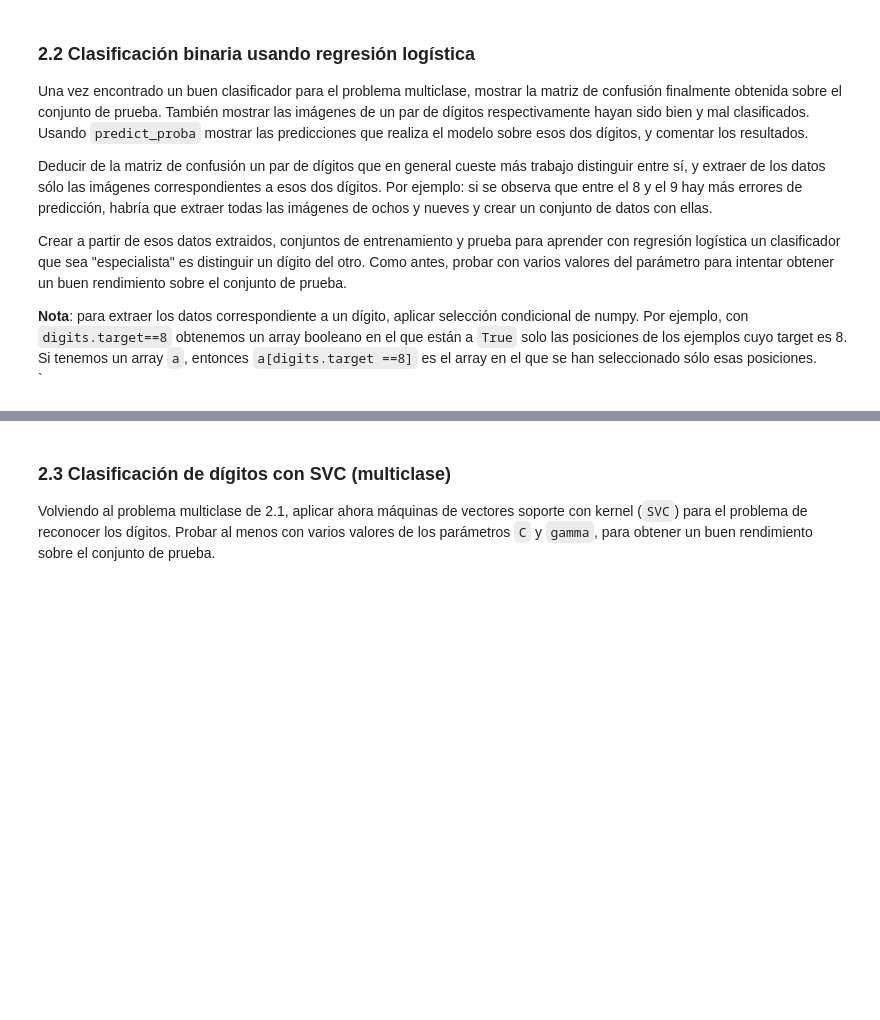
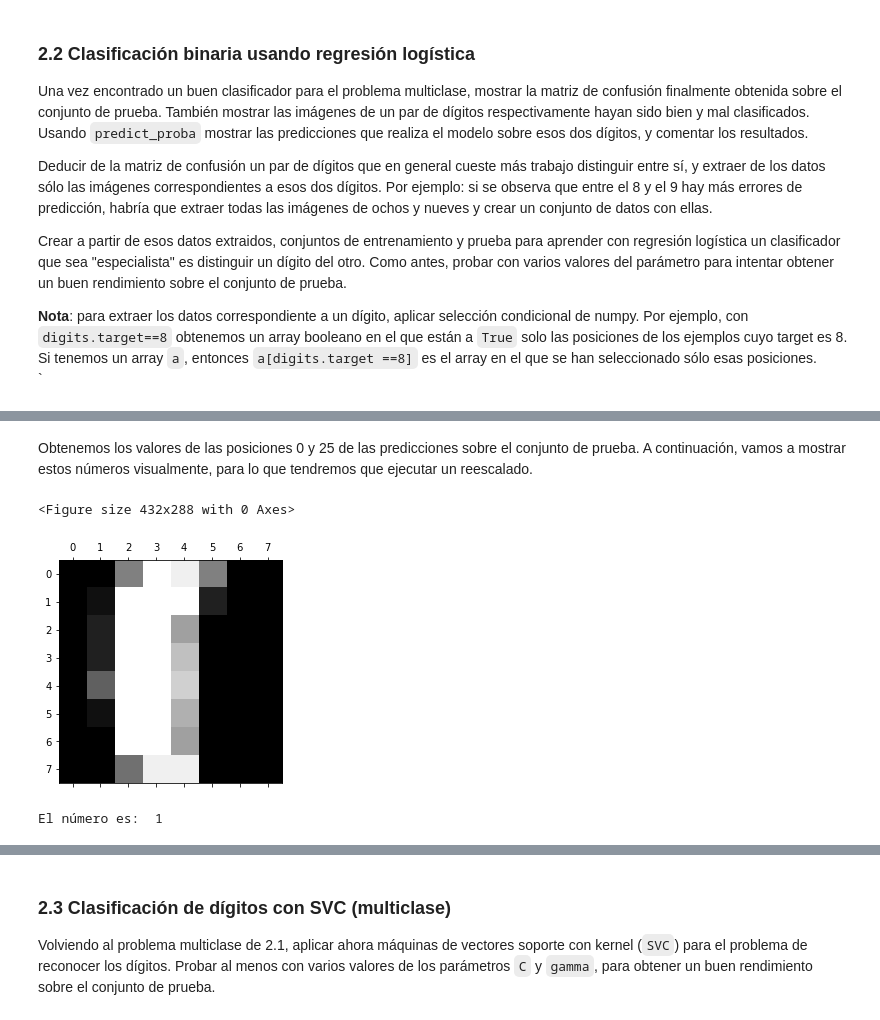
Before and after one commit to serrodcal-MII/AA-04-LinearModel, a Jupyter notebook: Ejercicio modelos lineales.ipynb, the cells around one changed output, grey strips where cells are left out. Saved outputs shown, nothing was run; the diff lists cells and outputs as text; code cells hidden in the pictures; blank space fills up the shorter version.

```diff
--- a/Ejercicio modelos lineales.ipynb
+++ b/Ejercicio modelos lineales.ipynb
@@ -46,0 +150,4 @@ Algunas observaciones:
+# %%
+from sklearn.model_selection import train_test_split
+X_train, X_test, y_train, y_test = train_test_split(
+    digits.data, digits.target, stratify=digits.target, random_state=42)
@@ -57,0 +244,11 @@ Crear a partir de esos datos extraidos,  conjuntos de entrenamiento y prueba par
+# %% [markdown]
+Obtenemos los valores de las posiciones 0 y 25 de las predicciones sobre el conjunto de prueba. A continuación, vamos a mostrar estos números visualmente, para lo que tendremos que ejecutar un reescalado.
+# %%
+plt.gray()
+plt.matshow(X_test[wrong_values[0]].reshape(8,8))
+plt.show()
+print("El número es: ",y_test[wrong_values[0]])
+# %% [output]
+<Figure size 432x288 with 0 Axes>
+[figure, added]
+El número es:  1
```
Also changed, not shown: parts of 51 cells of this notebook, 1 other file.
